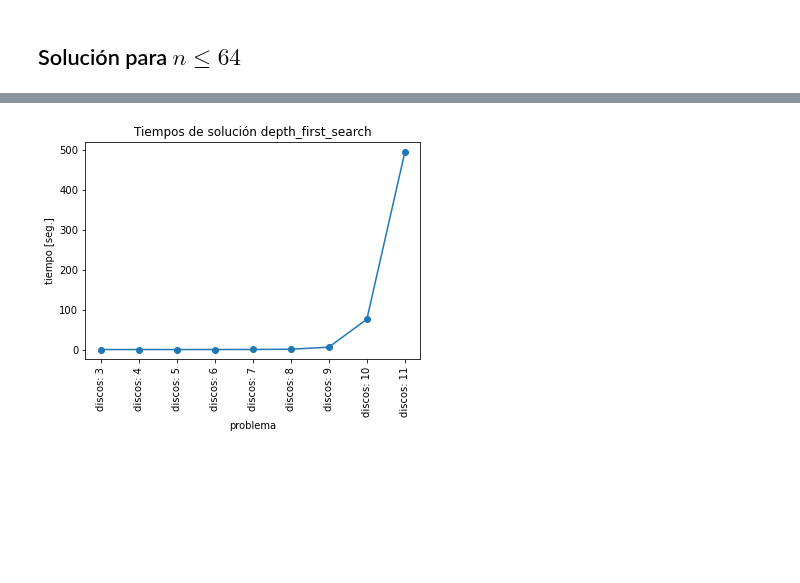
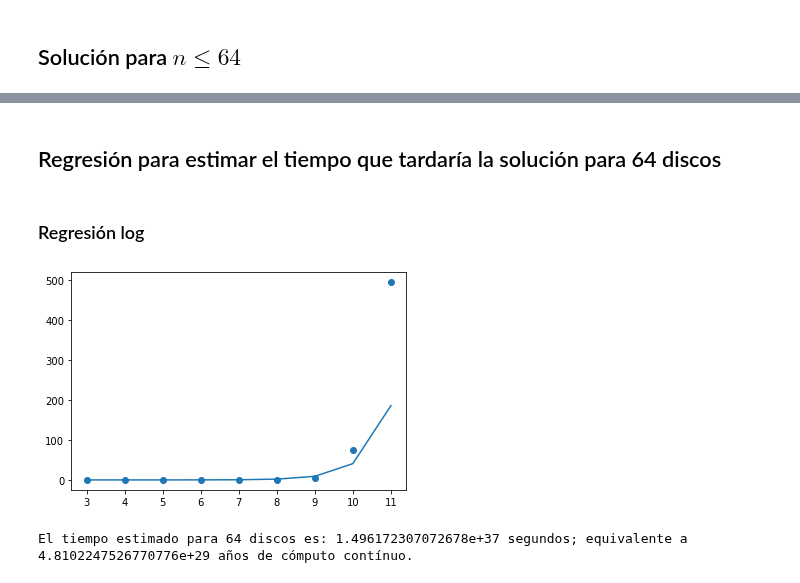
Before and after one commit to cgaravitoc/macc, a Jupyter notebook: AI/Miniproyecto - torres de hanoi/Hanoi.ipynb, the cells around one changed output, grey strips where cells are left out. Cells and saved outputs as stored; diff of their text form; code cells hidden in the pictures; blank space fills up the shorter version.

```diff
--- a/AI/Miniproyecto - torres de hanoi/Hanoi.ipynb
+++ b/AI/Miniproyecto - torres de hanoi/Hanoi.ipynb
@@ -384,25 +333,27 @@ discos 11 - tiempo: 495.3743533000088
-# %%
-import matplotlib.pylab as plt
-
-
-myList = dict_test_mean.items()
-#myList = sorted(myList)
-x, y = zip(*myList)
-
-plt.plot(x, y , 'o-')
-plt.xticks(rotation=90)
-plt.xlabel('problema')
-plt.ylabel('tiempo [seg.]')
-plt.title('Tiempos de solución depth_first_search')
-plt.show()
-# %% [output]
-[figure, removed]
-# %%
-dict_test_mean = {}
-for i in range(3, 15):
-    prob = Hannoi(num_disc= i)
-    arranca = perf_counter()
-    depth_first_search(prob)
-    para = perf_counter()
-    dict_test_mean[f"discos: {i}"] = para - arranca
-    print(f"discos {i} - tiempo: {para - arranca}")
+# %% [markdown]
+## Regresión para estimar el tiempo que tardaría la solución para 64 discos
+# %% [markdown]
+### Regresión log
+# %%
+myList = dict_test_mean.items()
+x, y = zip(*myList)
+
+x_reg = np.arange(3,12)
+y_reg = np.array(y)
+
+log_x_reg = np.log(x_reg)
+log_y_reg = np.log(y_reg)
+
+mymodel = np.polyfit(x_reg, log_y_reg, 1)
+
+y = np.exp(mymodel[1]) * np.exp(mymodel[0]*x_reg)
+plt.scatter(x_reg, y_reg)
+plt.plot(x_reg, y)
+plt.show()
+# %% [output]
+[figure, added]
+# %%
+t_exp = np.exp(mymodel[1]) * np.exp(mymodel[0]*64)
+print(f"El tiempo estimado para 64 discos es: {round(t_exp,2)} segundos; equivalente a {round(t_exp * (1/(60 * 60 * 24 * 30 * 12)), 2)} años de cómputo contínuo.")
+# %% [output]
+El tiempo estimado para 64 discos es: 1.496172307072678e+37 segundos; equivalente a 4.8102247526770776e+29 años de cómputo contínuo.
```
Also changed, not shown: parts of 15 cells of this notebook.
